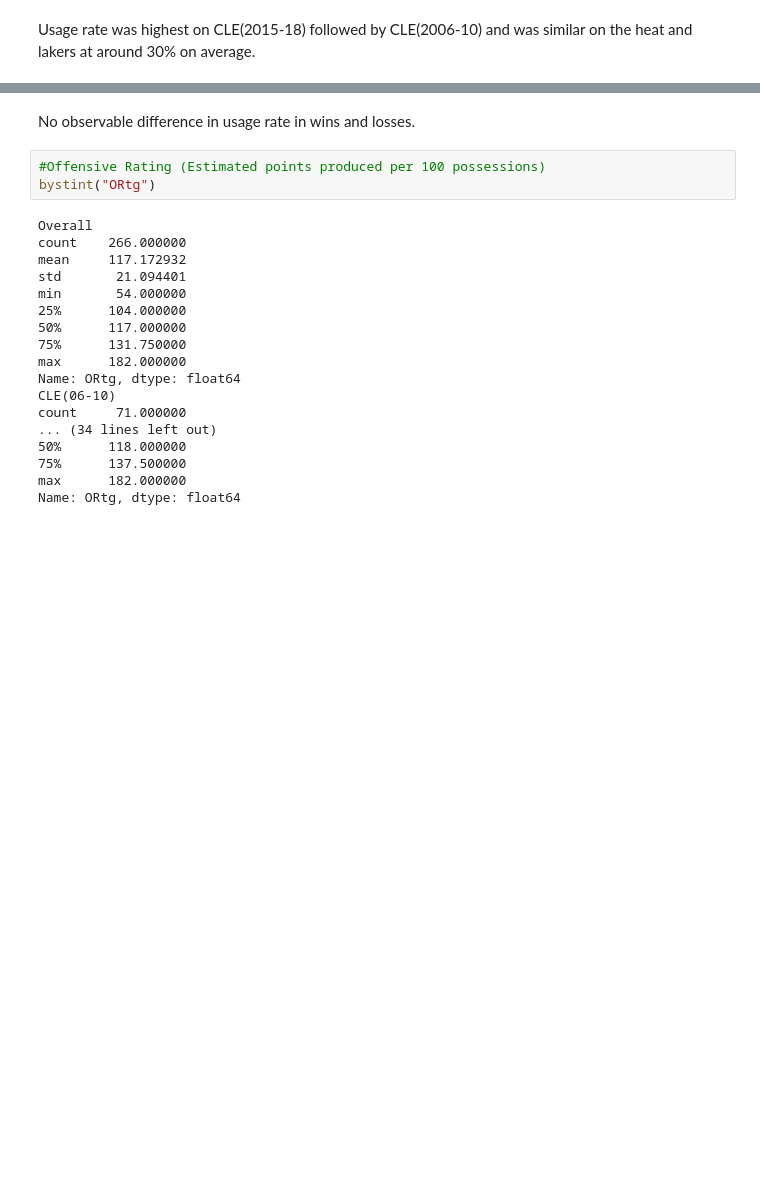
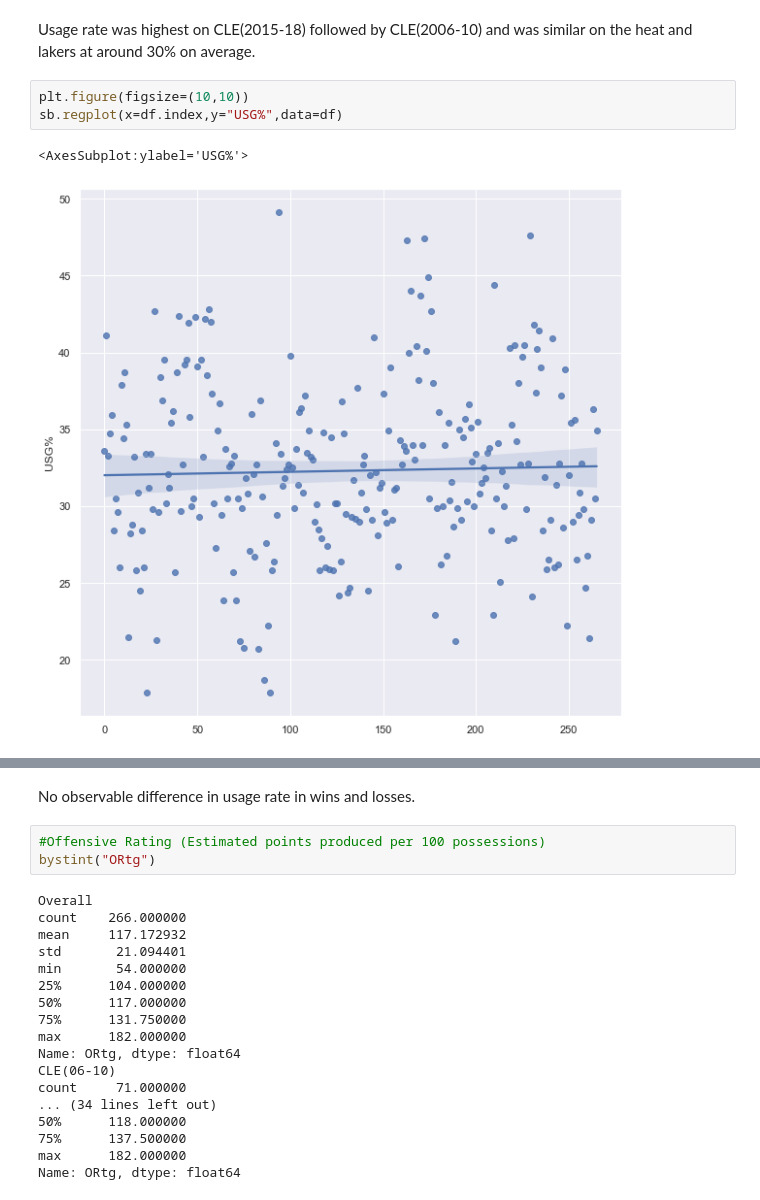
Before and after one commit to wwaihoe/LeBron-Playoffs-Stats, a Jupyter notebook: Data Analysis.ipynb, the cells around one changed output, grey strips where cells are left out. Cells and saved outputs as stored; diff of their text form; blank space fills up the shorter version.

```diff
--- a/Data Analysis.ipynb
+++ b/Data Analysis.ipynb
@@ -515,5 +527,11 @@ Name: USG%, dtype: float64
 # %% [markdown]
 Usage rate was highest on CLE(2015-18) followed by CLE(2006-10) and was similar on the heat and lakers at around 30% on average.
+# %%
+plt.figure(figsize=(10,10))
+sb.regplot(x=df.index,y="USG%",data=df)
+# %% [output]
+<AxesSubplot:ylabel='USG%'>
+[figure, added]
 # %%
 bywl("USG%")
 # %% [output]
```
Also changed, not shown: parts of 26 cells of this notebook.
